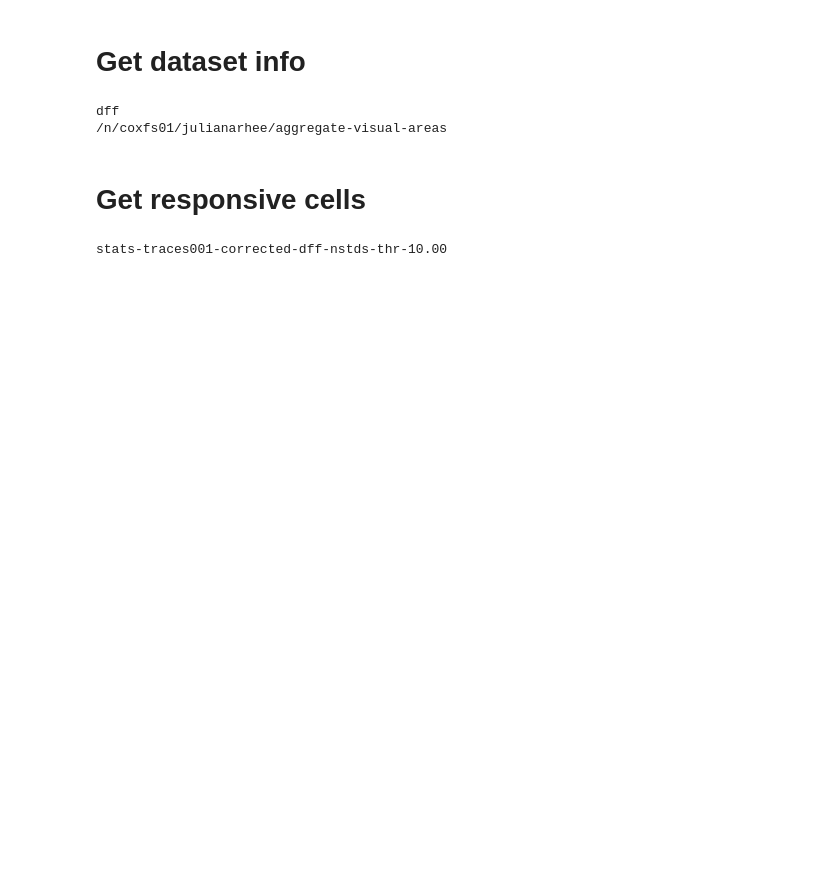
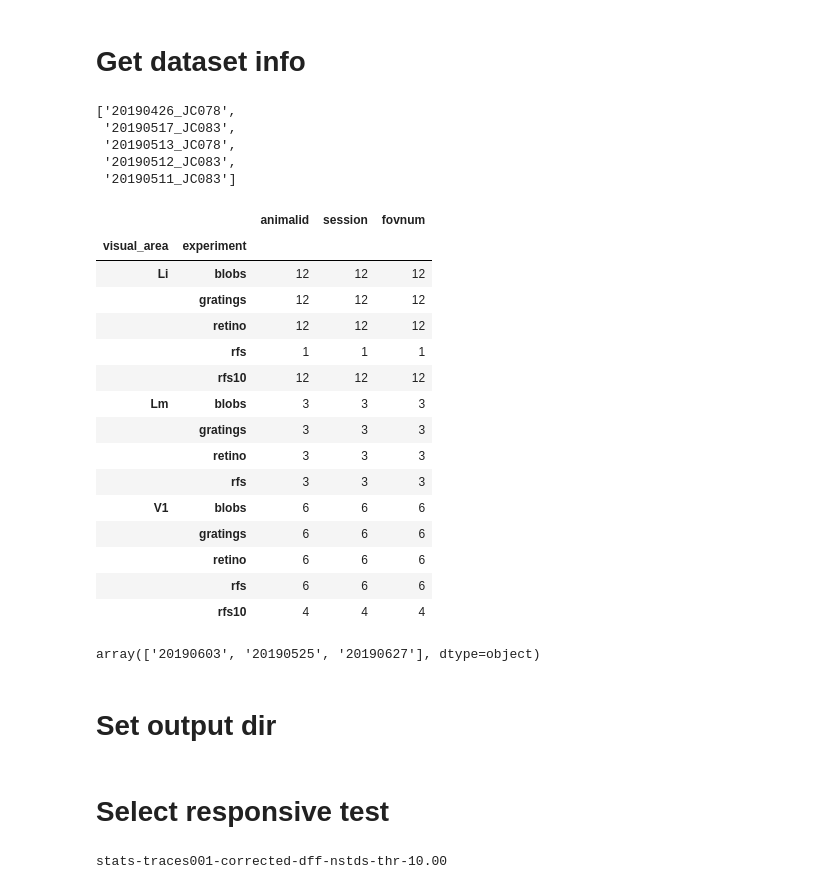
Before and after one commit to julianarhee/2p-pipeline, a Jupyter notebook: pipeline/python/classifications/notebooks/spatial-corrs_gratings.ipynb, the cells around one changed output. Saved outputs shown, nothing was run; the diff lists cells and outputs as text; code cells hidden in the pictures; blank space fills up the shorter version.

```diff
--- a/pipeline/python/classifications/notebooks/spatial-corrs_gratings.ipynb
+++ b/pipeline/python/classifications/notebooks/spatial-corrs_gratings.ipynb
@@ -41,19 +48,23 @@ The backend was *originally* set to 'module://ipykernel.pylab.backend_inline' by
 # %% [markdown]
 # Get dataset info
 # %%
+from pipeline.python.classifications import get_dataset_stats as gd
+import cPickle as pkl
+
+options = ['-t', 'traces001']
+optsE = gd.extract_options(options)
+
+rootdir = optsE.rootdir
+aggregate_dir = optsE.aggregate_dir
+fov_type = optsE.fov_type
+traceid = optsE.traceid
+response_type = 'dff'
+trace_type = optsE.trace_type
+state = 'awake'
 options = ['-t', 'traces001']
 
 optsE = gd.extract_options(options)
 
 
-rootdir = optsE.rootdir
-aggregate_dir = optsE.aggregate_dir
-fov_type = optsE.fov_type
-traceid = optsE.traceid
-state  = optsE.state
-response_type = optsE.response_type
-print response_type
-print aggregate_dir
+sdata = gd.get_dataset_info(aggregate_dir=aggregate_dir, traceid=traceid,
+                           fov_type=fov_type, state=state)
-# %% [output]
-dff
-/n/coxfs01/julianarhee/aggregate-visual-areas
@@ -62,0 +71,47 @@ sdata = gd.get_dataset_info(aggregate_dir=aggregate_dir, traceid=traceid,
+# %%
+# Blobs runs w/ incorrect stuff
+always_exclude = ['20190426_JC078']
+
+# Gratings runs w/ incorrect trial epochs or stim configs
+gratings_exclude = ['20190517_JC083', '20190513_JC078', '20190512_JC083', '20190511_JC083']
+blobs_exclude = []
+
+excluded_sessions = copy.copy(always_exclude)
+excluded_sessions.extend(gratings_exclude)
+
+dsets = pd.concat([g for v, g in sdata.groupby(['animalid', 'session', 'fovnum']) \
+        if '%s_%s' % (v[1], v[0]) not in excluded_sessions\
+        and ('blobs' in g.experiment.values and 'gratings' in g.experiment.values)], axis=0)
+# %%
+excluded_sessions
+# %% [output]
+['20190426_JC078',
+ '20190517_JC083',
+ '20190513_JC078',
+ '20190512_JC083',
+ '20190511_JC083']
+# %%
+dsets[['visual_area', 'animalid', 'session', 'fovnum', 'experiment']].groupby(['visual_area', 'experiment']).count()
+# %% [output]
+|  |  | animalid | session | fovnum |
+| visual_area | experiment |  |  |  |
+| Li | blobs | 12 | 12 | 12 |
+|  | gratings | 12 | 12 | 12 |
+|  | retino | 12 | 12 | 12 |
+|  | rfs | 1 | 1 | 1 |
+|  | rfs10 | 12 | 12 | 12 |
+| Lm | blobs | 3 | 3 | 3 |
+|  | gratings | 3 | 3 | 3 |
+|  | retino | 3 | 3 | 3 |
+|  | rfs | 3 | 3 | 3 |
+| V1 | blobs | 6 | 6 | 6 |
+|  | gratings | 6 | 6 | 6 |
+|  | retino | 6 | 6 | 6 |
+|  | rfs | 6 | 6 | 6 |
+|  | rfs10 | 4 | 4 | 4 |
+# %%
+dsets[dsets['visual_area']=='Lm']['session'].unique()
+# %% [output]
+array(['20190603', '20190525', '20190627'], dtype=object)
+# %% [markdown]
+# Set output dir
@@ -63,5 +123,5 @@ sdata = gd.get_dataset_info(aggregate_dir=aggregate_dir, traceid=traceid,
 # %% [markdown]
-# Get responsive cells
+# Select responsive test
 # %%
 responsive_test = 'nstds'
 responsive_thr = 10
```
Also changed, not shown: parts of 19 cells of this notebook, 3 other files.
